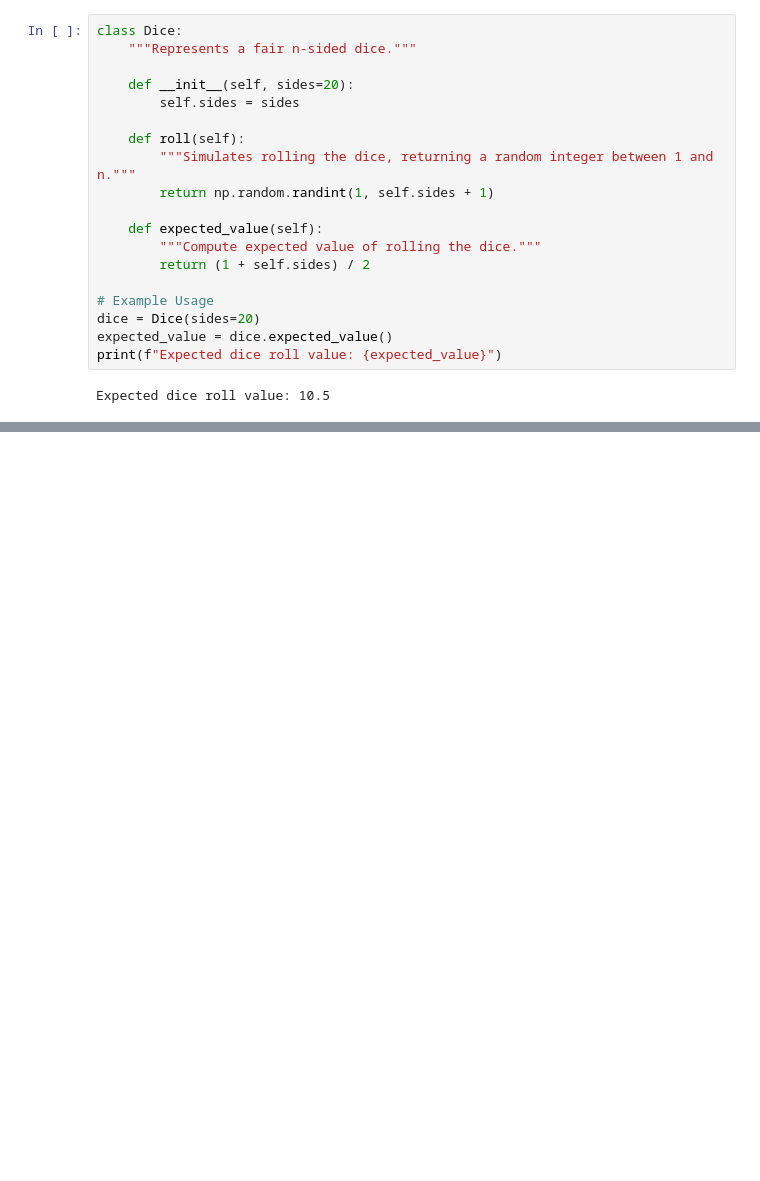
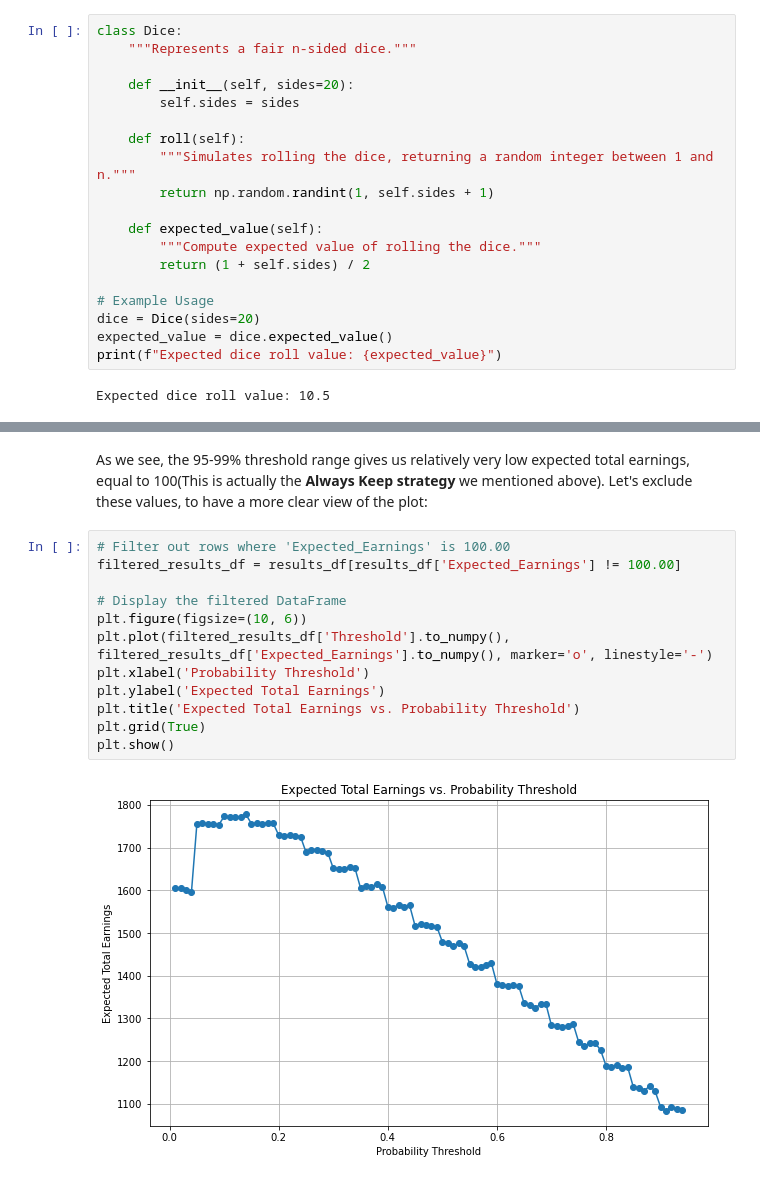
Before and after one commit to gzark1/monte-carlo, a Jupyter notebook: Untitled.ipynb, the cells around one changed output, grey strips where cells are left out. Saved outputs shown, nothing was run; the diff lists cells and outputs as text; blank space fills up the shorter version.

```diff
--- a/Untitled.ipynb
+++ b/Untitled.ipynb
@@ -138,0 +302,16 @@ So the earnings range for this game is $[0,1980]$
+# %% [markdown]
+As we see, the 95-99% threshold range gives us relatively very low expected total earnings, equal to 100(This is actually the **Always Keep strategy**  we mentioned above). Let's exclude these values, to have a more clear view of the plot:
+# %%
+# Filter out rows where 'Expected_Earnings' is 100.00
+filtered_results_df = results_df[results_df['Expected_Earnings'] != 100.00]
+
+# Display the filtered DataFrame
+plt.figure(figsize=(10, 6))
+plt.plot(filtered_results_df['Threshold'].to_numpy(), filtered_results_df['Expected_Earnings'].to_numpy(), marker='o', linestyle='-')
+plt.xlabel('Probability Threshold')
+plt.ylabel('Expected Total Earnings')
+plt.title('Expected Total Earnings vs. Probability Threshold')
+plt.grid(True)
+plt.show()
+# %% [output]
+[figure, added]
```
Also changed, not shown: parts of 13 cells of this notebook, 1 other file.
